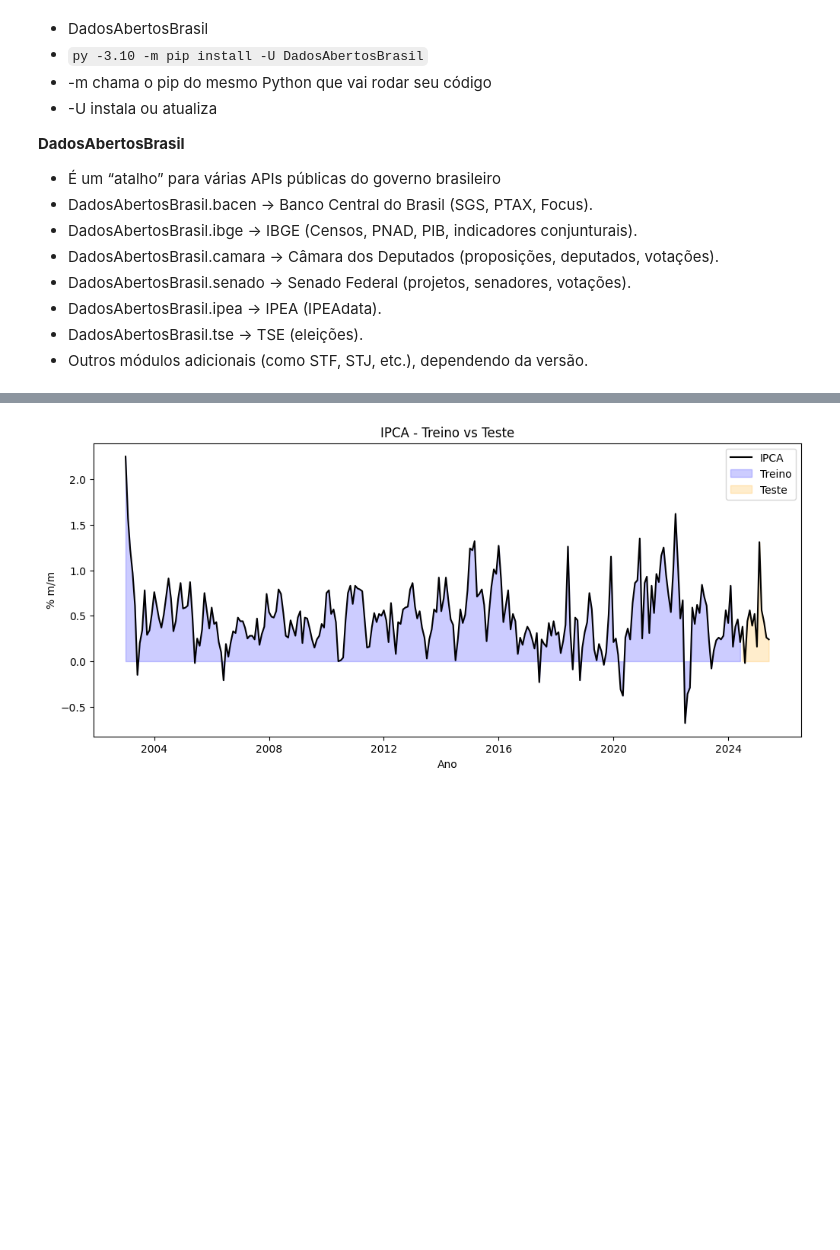
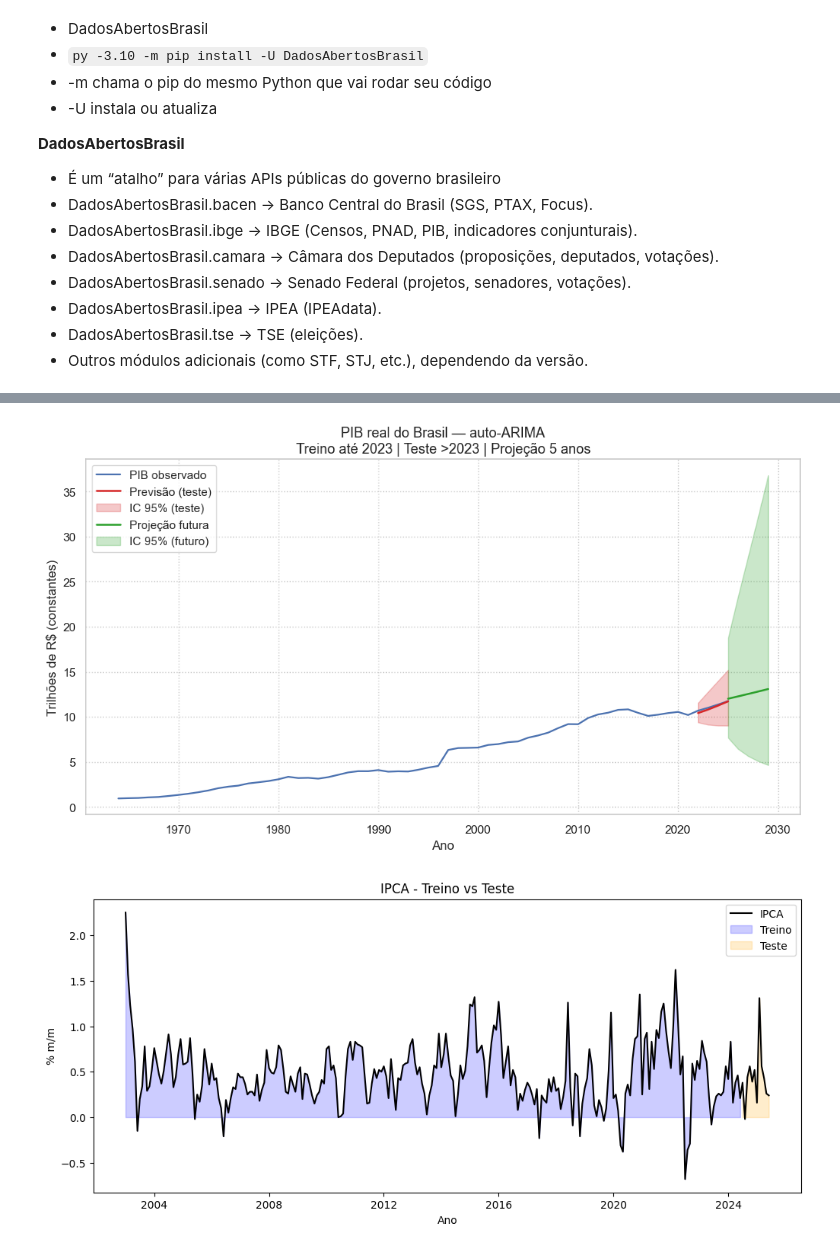
Before and after one commit to Daniel-Uhr/UFSC_2025, a Jupyter notebook: Seminario_2025_UFSC.ipynb, the cells around one changed output, grey strips where cells are left out. Drawn from its saved outputs; the diff is of its cells as text; code cells hidden in the pictures; blank space fills up the shorter version.

```diff
--- a/Seminario_2025_UFSC.ipynb
+++ b/Seminario_2025_UFSC.ipynb
@@ -1493,0 +1505,98 @@ Teste : 2024-07-01 → 2025-06-01
+# %%
+import numpy as np
+import pandas as pd
+import matplotlib.pyplot as plt
+from DadosAbertosBrasil import bacen
+from pmdarima import auto_arima
+from sklearn.metrics import mean_absolute_error, mean_squared_error
+import numpy as np
+
+
+# 1) Carregar e padronizar
+pib = bacen.serie(1208)
+pib["data"]  = pd.to_datetime(pib["data"], errors="coerce")
+pib["valor"] = pd.to_numeric(pib["valor"], errors="coerce")
+pib = pib.dropna(subset=["data","valor"]).copy()
+
+# 2) Construir um índice anual robusto
+pib["ano"] = pib["data"].dt.year.astype(int)
+# se houver mais de uma obs/ano, pega o último valor do ano
+pib_y = (pib.sort_values("data")
+           .groupby("ano", as_index=False)["valor"].last())
+
+# série com DatetimeIndex no fim do ano (YearEnd)
+idx = pd.to_datetime(pib_y["ano"].astype(str)) + pd.offsets.YearEnd(0)
+ts  = pd.Series(pib_y["valor"].values, index=idx, name="PIB_real")
+
+# sanity check
+print(f"anos disponíveis: {ts.index.min().year}–{ts.index.max().year} | n={len(ts)}")
+
+# 3) Transformação (log) para estabilizar escala
+y = np.log(ts)
+
+# 4) Split: treino até 2023; teste > 2023
+train_year_max = 2020
+y_train = y[y.index.year <= train_year_max]
+y_test  = y[y.index.year >  train_year_max]
+
+print(f"train n={len(y_train)} | {y_train.index.min().year}–{y_train.index.max().year}")
+print(f"test  n={len(y_test)}  | {'' if len(y_test)==0 else f'{y_test.index.min().year}–{y_test.index.max().year}'}")
+
+# Se por algum motivo ainda ficar vazio, pare aqui:
+assert len(y_train) > 0, "Treino vazio: verifique anos disponíveis na série."
+
+# 5) auto-ARIMA (anual → sem sazonalidade)
+model = auto_arima(
+    y_train, seasonal=False, stepwise=True, trace=False,
+    information_criterion="aic",
+    start_p=0, start_q=0, max_p=5, max_q=5,
+    d=None, suppress_warnings=True, error_action="ignore", with_intercept=True
+)
+print(model.summary())
+
+# 6) Previsão no TESTE (se existir)
+fc_test_level = pd.Series(dtype=float)
+ci_test_level = pd.DataFrame(columns=["lo","hi"])
+if len(y_test) > 0:
+    n_test = len(y_test)
+    fc_test, ci_test = model.predict(n_periods=n_test, return_conf_int=True)
+    idx_test = y_test.index
+    # voltar para nível
+    fc_test_level = np.exp(pd.Series(fc_test, index=idx_test))
+    ci_test_level = np.exp(pd.DataFrame(ci_test, index=idx_test, columns=["lo","hi"]))
+    y_test_level  = np.exp(y_test)
+
+    mae  = mean_absolute_error(y_test_level, fc_test_level)
+    rmse = np.sqrt(mean_squared_error(y_test_level, fc_test_level))  # sem 'squared='
+    mape = (np.abs((y_test_level - fc_test_level) / y_test_level).mean() * 100)
+    print(f"MAE={mae:,.0f} | RMSE={rmse:,.0f} | MAPE={mape:,.2f}%")
+
+# 7) Refit com toda a série e projeção de 5 anos
+model.update(y)
+steps_a_frente = 5
+fc_fut, ci_fut = model.predict(n_periods=steps_a_frente, return_conf_int=True)
+future_index = pd.date_range(y.index[-1] + pd.offsets.YearEnd(0),
+                             periods=steps_a_frente, freq="A-DEC")
+
+fc_future_level = np.exp(pd.Series(fc_fut, index=future_index))
+ci_future_level = np.exp(pd.DataFrame(ci_fut, index=future_index, columns=["lo","hi"]))
+
+# 8) Plot
+plt.figure(figsize=(12,6))
+plt.plot(ts.index, ts/1e12, label="PIB observado", lw=1.6)
+
+if len(fc_test_level) > 0:
+    plt.plot(fc_test_level.index, fc_test_level/1e12, label="Previsão (teste)", lw=1.8, color="tab:red")
+    plt.fill_between(fc_test_level.index,
+                     ci_test_level["lo"]/1e12, ci_test_level["hi"]/1e12,
+                     alpha=0.25, label="IC 95% (teste)", color="tab:red")
+
+plt.plot(fc_future_level.index, fc_future_level/1e12, label="Projeção futura", lw=1.8, color="tab:green")
+plt.fill_between(fc_future_level.index,
+                 ci_future_level["lo"]/1e12, ci_future_level["hi"]/1e12,
+                 alpha=0.25, label="IC 95% (futuro)", color="tab:green")
+
+plt.title("PIB real do Brasil — auto-ARIMA\nTreino até 2023 | Teste >2023 | Projeção 5 anos", fontsize=13)
+plt.xlabel("Ano"); plt.ylabel("Trilhões de R$ (constantes)")
+plt.grid(True, linestyle=":"); plt.legend(); plt.show()
+# %% [output]
@@ -1494,3 +1623,4 @@ Teste : 2024-07-01 → 2025-06-01
+[figure, added]
 # %%
 import matplotlib.pyplot as plt
 
```
Also changed, not shown: parts of 82 cells of this notebook, 1 other file.
